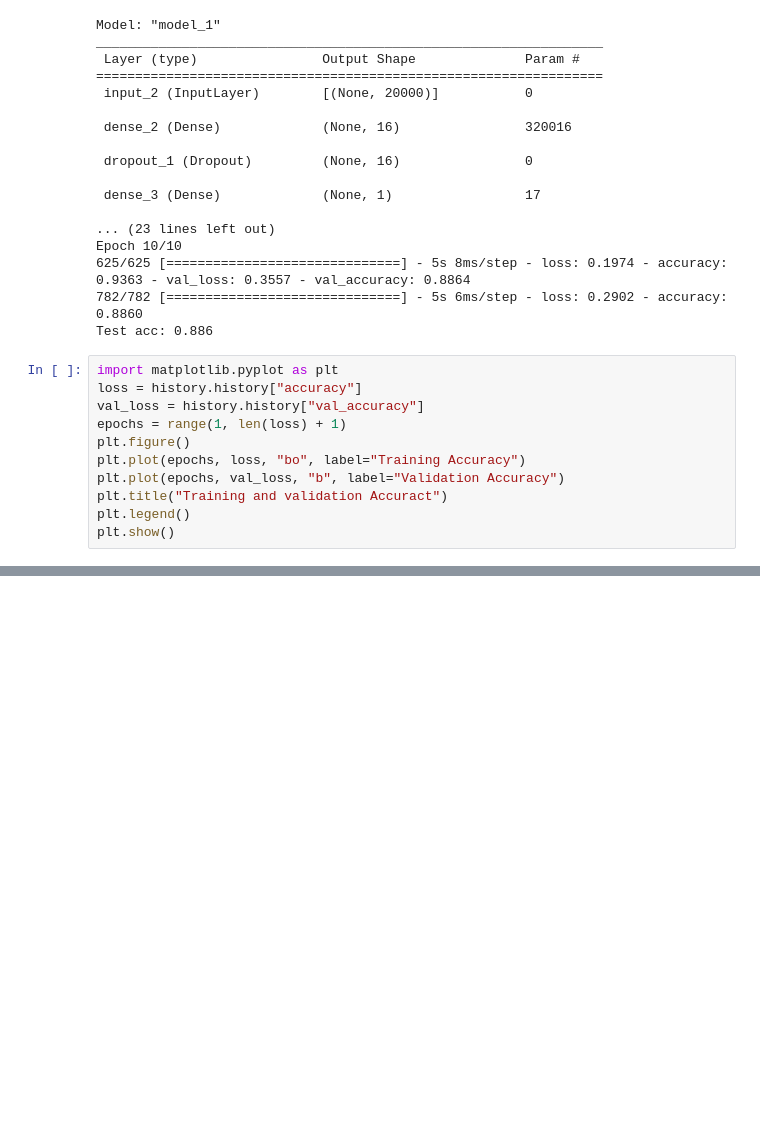
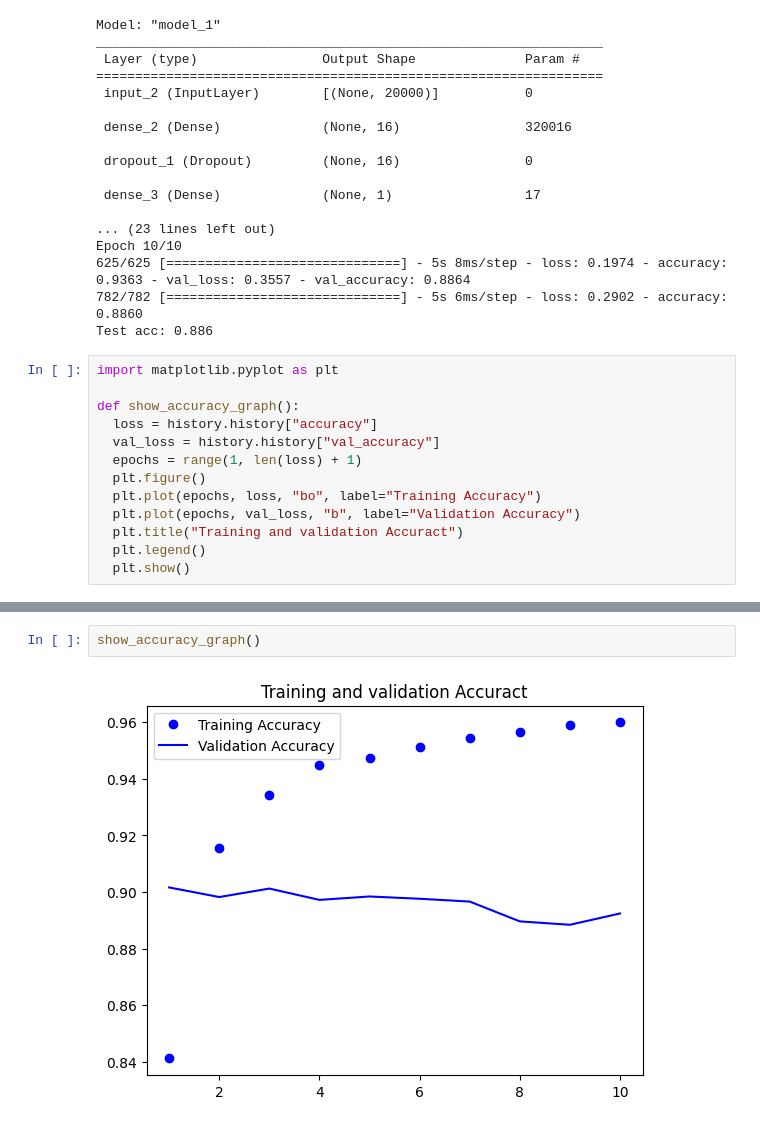
Before and after one commit to josephassiga/tensorflow-and-keras-tutorial, a Jupyter notebook: W3/Lab5/W3_Lab_1_intro_nlp.ipynb, the cells around one changed output, grey strips where cells are left out. Drawn from its saved outputs; the diff is of its cells as text; blank space fills up the shorter version.

```diff
--- a/W3/Lab5/W3_Lab_1_intro_nlp.ipynb
+++ b/W3/Lab5/W3_Lab_1_intro_nlp.ipynb
@@ -182,12 +182,14 @@ Epoch 10/10
 Test acc: 0.886
 # %%
 import matplotlib.pyplot as plt
-loss = history.history["accuracy"]
-val_loss = history.history["val_accuracy"]
-epochs = range(1, len(loss) + 1)
-plt.figure()
-plt.plot(epochs, loss, "bo", label="Training Accuracy")
-plt.plot(epochs, val_loss, "b", label="Validation Accuracy")
-plt.title("Training and validation Accuract")
-plt.legend()
-plt.show()
+
+def show_accuracy_graph():
+  loss = history.history["accuracy"]
+  val_loss = history.history["val_accuracy"]
+  epochs = range(1, len(loss) + 1)
+  plt.figure()
+  plt.plot(epochs, loss, "bo", label="Training Accuracy")
+  plt.plot(epochs, val_loss, "b", label="Validation Accuracy")
+  plt.title("Training and validation Accuract")
+  plt.legend()
+  plt.show()
@@ -195,0 +257,4 @@ plt.show()
+# %%
+show_accuracy_graph()
+# %% [output]
+[figure, added]
```
Also changed, not shown: parts of 6 cells of this notebook.
